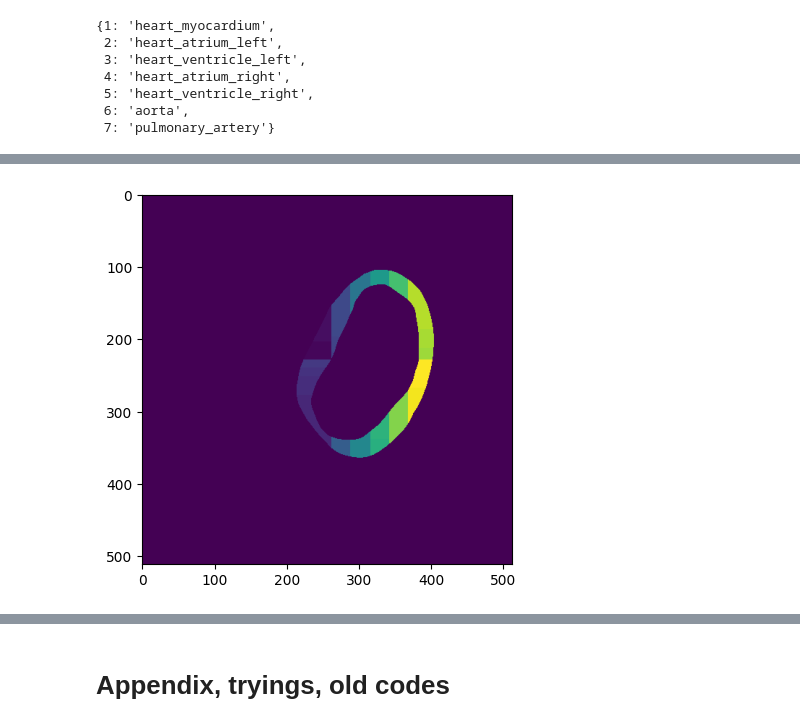
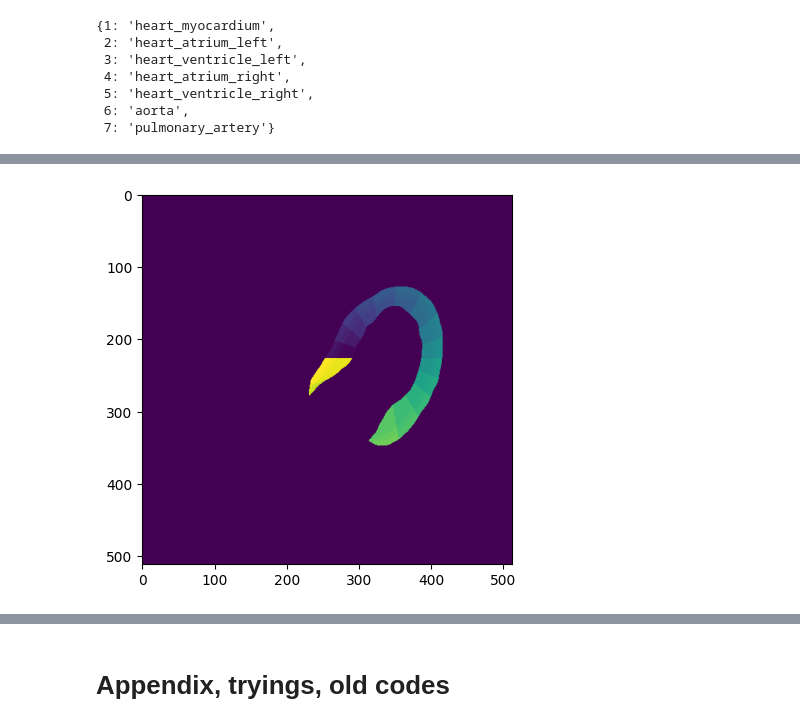
Before and after one commit to keyedeze/medicalsegmentation, a Jupyter notebook: main.ipynb, the cells around one changed output, grey strips where cells are left out. Saved outputs shown, nothing was run; the diff lists cells and outputs as text; code cells hidden in the pictures.

Commit message:
Working segmentations

```diff
--- a/main.ipynb
+++ b/main.ipynb
@@ -107,4 +109,6 @@ def show_label_overlay(img_path, seg_path, z=None, alpha=0.45):
     plt.axis("off")
     plt.show()
 # %%
-data_file_path = r"/mnt/research/research/Data/MyocardialScarDefns_kycn/p_021/DICOM/25121220/53420000"
+#data_file_path = r"/mnt/research/research/Data/MyocardialScarDefns_kycn/p_045/DICOM/25121220/39000000" # 023 only one z axis, 004 only one dcm
+root_dir = r"/mnt/research/research/Data/MyocardialScarDefns_kycn/Data/p_073/"
+output_save_path = r"/mnt/research/research/Data/MyocardialScarDefns_kycn/outs/p_073/"
@@ -200,8 +249,8 @@ plt.show()
 
 from totalsegmentator.python_api import totalsegmentator
 if __name__ == "__main__":
-    input_file = data_file_path + "/converted_image.nii.gz"
-    output_file = data_file_path + "/segmentations"
+    input_file = output_save_path + "/converted_image.nii.gz"
+    output_file = output_save_path + "/segmentations"
 
     out_segmentation = totalsegmentator(
         input=input_file,
@@ -544,10 +1036,10 @@ count > 5000: 0
 # %%
 %matplotlib inline
 
-plt.imshow(clustered[150,:,:])
+plt.imshow(out_arr[119,:,:])
 plt.show()
 # %% [output]
-[figure, old version]
+[figure, new version]
 # %%
 show_label_overlay(input_file, data_file_path + "/postproc_2d.nii.gz", z=None, alpha=0.4)
 # %% [output]
```
Also changed, not shown: parts of 19 cells of this notebook, 1 other file.
